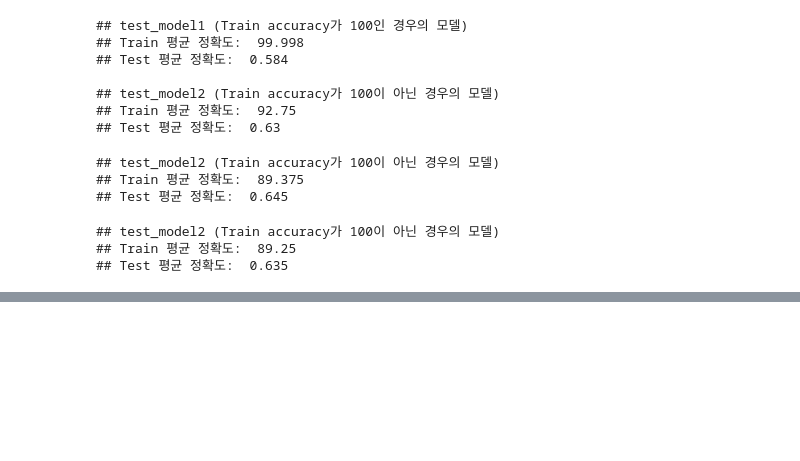
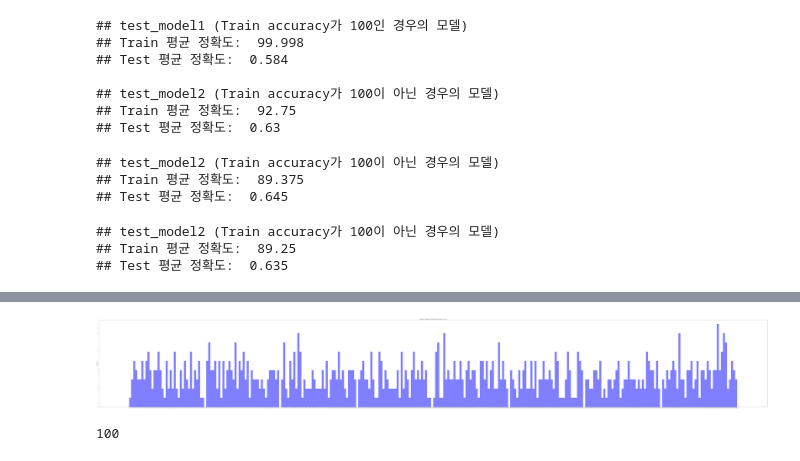
Before and after one commit to code-viz/woo-hac-, a Jupyter notebook: nanhee/3_Final.ipynb, the cells around one changed output, grey strips where cells are left out. Saved outputs shown, nothing was run; the diff lists cells and outputs as text; code cells hidden in the pictures; blank space fills up the shorter version.

```diff
--- a/nanhee/3_Final.ipynb
+++ b/nanhee/3_Final.ipynb
@@ -744,0 +552,20 @@ ValueError: Empty data passed with indices specified.
+# %%
+# draw graph
+plt.rcParams["figure.figsize"] = (150,20)
+fig, ax = plt.subplots()
+
+kwargs = dict(alpha=0.3, bins=300)
+
+sorted_random_genetic_list = sort_genetic_table(random_genetic_list)
+ax.hist(sorted_random_genetic_list, **dict(alpha=0.5, bins=300), color='b', label='random genetic table')
+# ax.hist(selected_genetic, **dict(alpha=1, bins=300), color='g', label='selected genetic table')
+ax.set(title='Frequency Histogram of Random genetic table - Acc_100', ylabel='Frequency')
+
+fig.savefig('Frequency Histogram of Random genetic table - Acc_100.png', dpi = 200)
+plt.show()
+# %% [output]
+[figure, added]
+# %%
+len(Train_max_list)
+# %% [output]
+100
```
Also changed, not shown: parts of 27 cells of this notebook, 21 other files.
